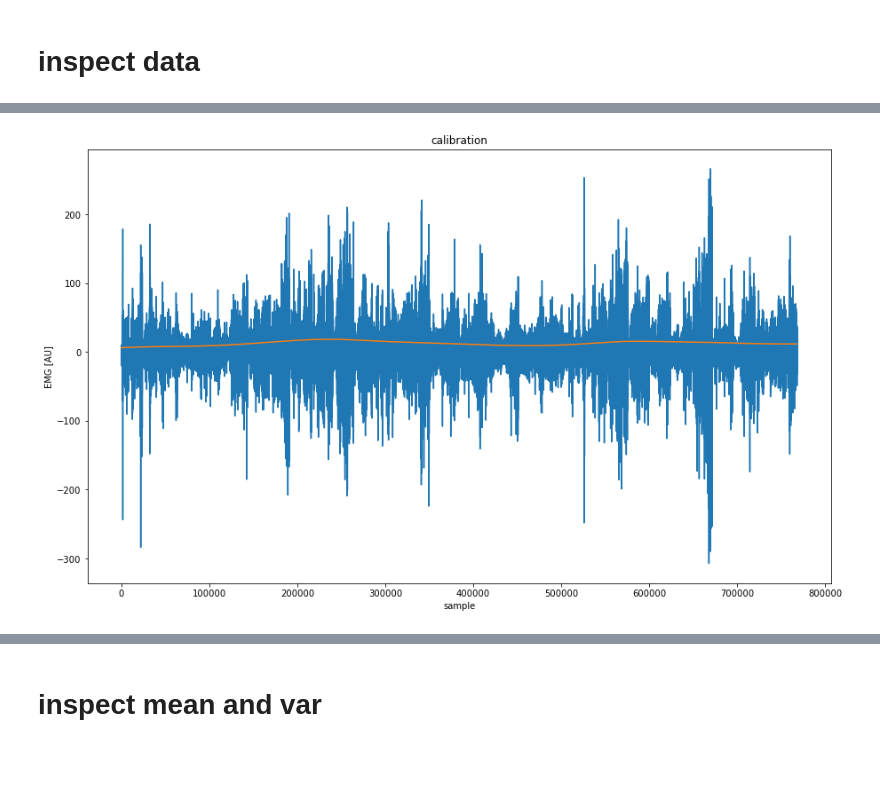
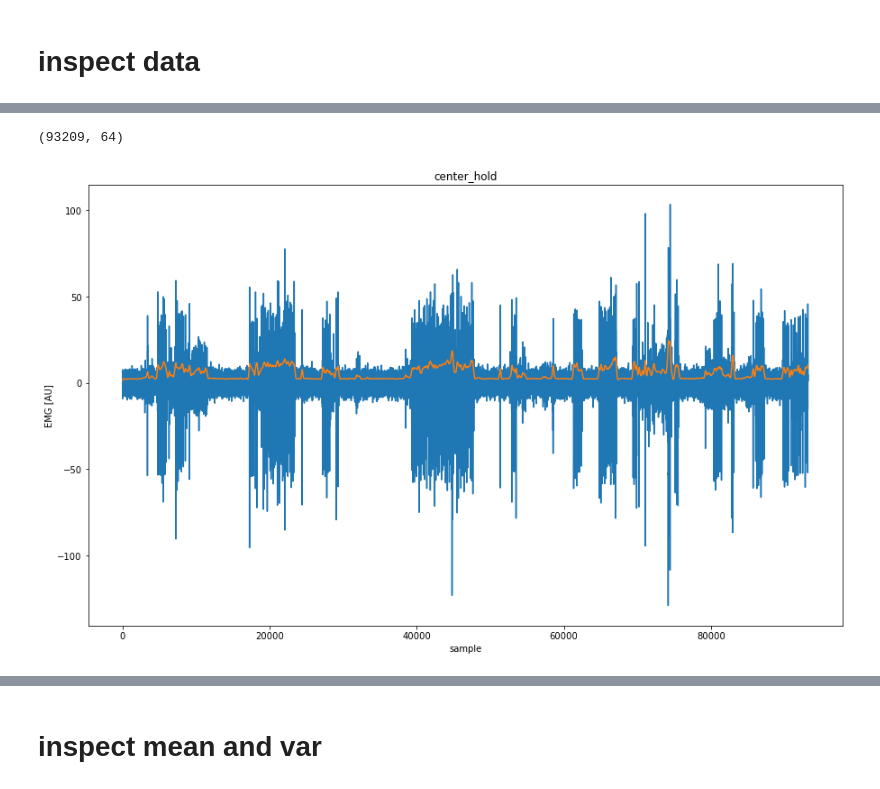
Before and after one commit to spewil/kyberphysics, a Jupyter notebook: notebooks/mappings.ipynb, the cells around one changed output, grey strips where cells are left out. Cells and saved outputs as stored; diff of their text form; code cells hidden in the pictures; blank space fills up the shorter version.

```diff
--- a/notebooks/mappings.ipynb
+++ b/notebooks/mappings.ipynb
@@ -182,0 +229,8 @@ if not center_hold_session is None:
+# %%
+
+if not center_hold_session is None:
+    concat_center_hold_data = concat_emg_trials(chd)[:,:64]
+    concat_center_hold_data = analysis.highpass(concat_center_hold_data,cutoff=high_cutoff)
+    print(concat_center_hold_data.shape)
+    center_hold_vars = np.std(concat_center_hold_data, axis=0)
+    center_hold_means = np.mean(concat_center_hold_data, axis=0)
@@ -188,14 +244,14 @@ if not center_hold_session is None:
 low_cutoff = 5
 start = 0
 stop = -1
-channel = 53
+channel = 12
 
 if not movement_session is None:
     plt.figure()
-    hp = movement_data[start:stop,channel]
-    plt.plot(hp)
-    filtered_movement_data = analysis.lowpass(analysis.rectify(hp), cutoff=low_cutoff)
-    plt.plot(filtered_movement_data)
+    hp = concat_movement_data[start:stop]
+    lp = filter_emg(hp)
+    plt.plot(hp[:,channel])
+    plt.plot(lp[:,channel])
     plt.title("movement")
     plt.xlabel("sample")
     plt.ylabel("EMG [AU]")
@@ -203,0 +265,13 @@ if not movement_session is None:
+# %%
+
+if not calibration_session is None:
+    plt.figure()
+    hp = concat_calibration_data[start:stop]
+    r = analysis.rectify(hp)
+    lp = filter_emg(hp)
+    plt.plot(hp[:,15])
+    plt.plot(r[:,15])
+    plt.plot(lp[:,15])
+    plt.title("calibration")
+    plt.xlabel("sample")
+    plt.ylabel("EMG [AU]")
@@ -204,13 +285,13 @@ if not movement_session is None:
 # %%
-
-if not calibration_session is None:
+if not center_hold_session is None:
     plt.figure()
-    hp = calibration_data[start:stop,channel]
-    lp = analysis.lowpass(analysis.rectify(hp), cutoff=0.01)
-    plt.plot(hp)
-    plt.plot(lp)
-    plt.title("calibration")
+    hp = concat_center_hold_data[start:stop]
+    lp = analysis.lowpass(analysis.rectify(hp), cutoff=low_cutoff)
+    plt.plot(hp[:,channel])
+    plt.plot(lp[:,channel])
+    plt.title("center_hold")
     plt.xlabel("sample")
     plt.ylabel("EMG [AU]")
 # %% [output]
+(93209, 64)
-[figure, old version]
+[figure, new version]
```
Also changed, not shown: parts of 57 cells of this notebook, 29 other files.
